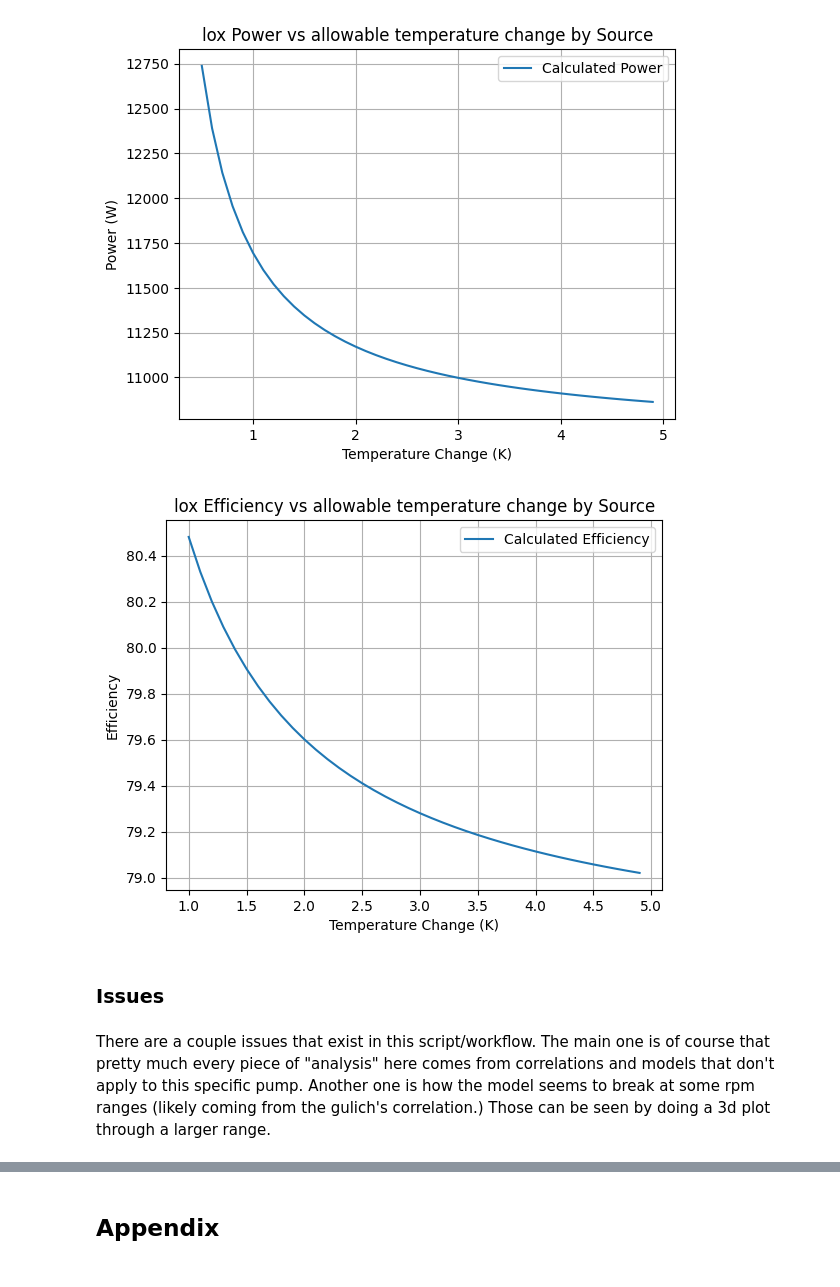
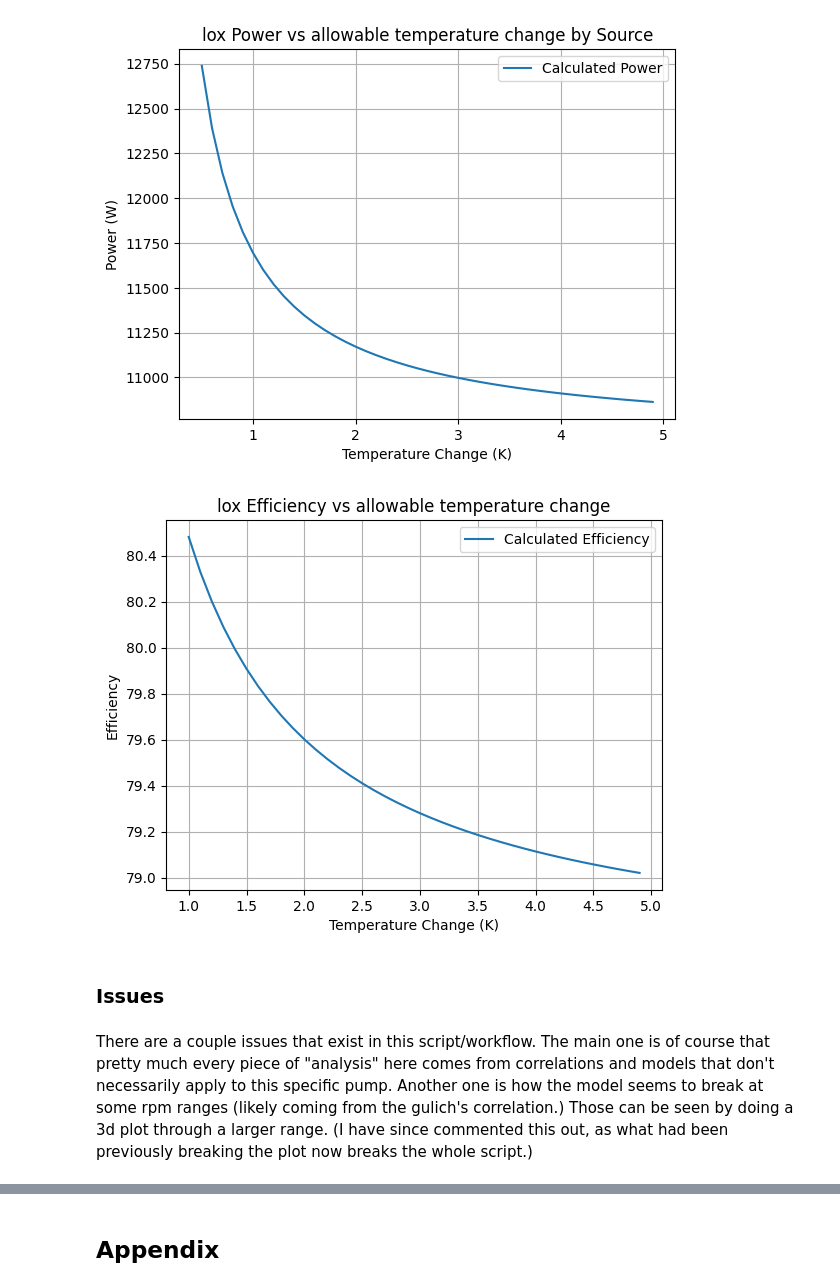
Before and after one commit to gt-space/Turbomachinery, a Jupyter notebook: EPump/EPump Sizer/Pump Sizer Guide.ipynb, the cells around one changed output, grey strips where cells are left out. Cells and saved outputs as stored; diff of their text form; code cells hidden in the pictures.

```diff
--- a/EPump/EPump Sizer/Pump Sizer Guide.ipynb
+++ b/EPump/EPump Sizer/Pump Sizer Guide.ipynb
@@ -573,31 +564,37 @@ Temperature: 94, Viscosity: 1.5647542904897682e-07
 # %%
 from powerDraw import pumpPowerNotebook
 from CoolProp.CoolProp import PropsSI
 
 evals =[]
 tvals = []
+prop="lox"
+deltaP=295
+mdot=4.84
+MR=2.2
+p_in=140
+vec = [prop, deltaP, mdot, MR, p_in]
 for t in range(10, 50, 1):
     t = t/10
     x = (20000,t)
     _,impeller2,_,_ = pumpPowerNotebook(x,vec)
     impeller2.eta_H = impeller2.eta_H*100
     evals.append(impeller2.eta_H)
     tvals.append(t)
 
 plt.figure()
 plt.plot(tvals, evals, label="Calculated Efficiency")
 plt.xlabel("Temperature Change (K)")
 plt.ylabel("Efficiency")
-plt.title(f"{prop} Efficiency vs allowable temperature change by Source")
+plt.title(f"{prop} Efficiency vs allowable temperature change")
 plt.grid(True)
 plt.legend()
 plt.show()
 # %% [output]
-[figure, old version]
+[figure, new version]
 # %% [markdown]
 ### Issues
 # %% [markdown]
-There are a couple issues that exist in this script/workflow. The main one is of course that pretty much every piece of "analysis" here comes from correlations and models that don't apply to this specific pump. Another one is how the model seems to break at some rpm ranges (likely coming from the gulich's correlation.) Those can be seen by doing a 3d plot through a larger range.
+There are a couple issues that exist in this script/workflow. The main one is of course that pretty much every piece of "analysis" here comes from correlations and models that don't necessarily apply to this specific pump. Another one is how the model seems to break at some rpm ranges (likely coming from the gulich's correlation.) Those can be seen by doing a 3d plot through a larger range. (I have since commented this out, as what had been previously breaking the plot now breaks the whole script.)
 # %%
 #import numpy as np
 #import matplotlib.pyplot as plt
```
Also changed, not shown: parts of 15 cells of this notebook, 3 other files.
